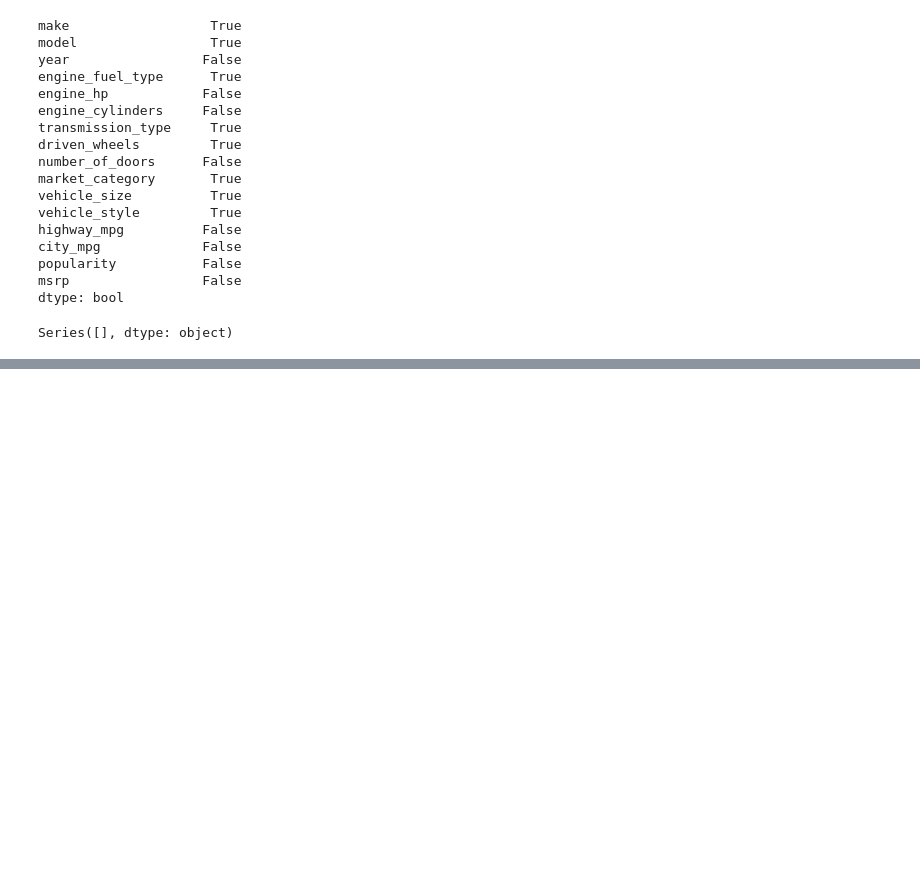
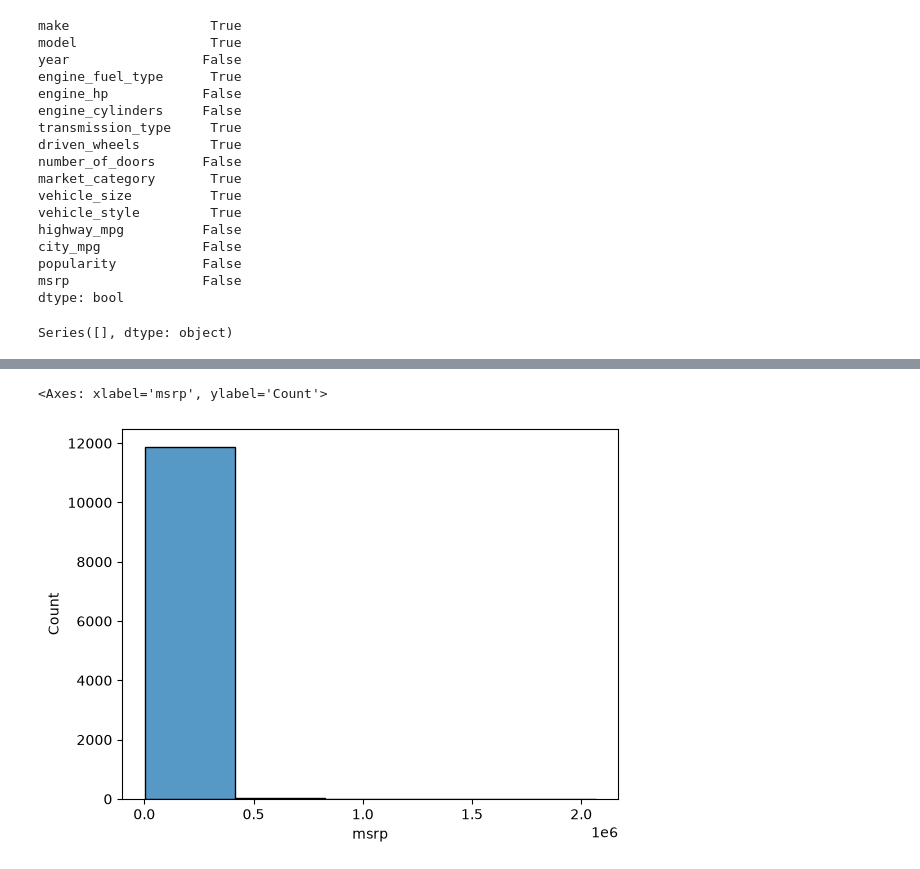
Before and after one commit to tarae3ar/ML, a Jupyter notebook: 02-regression/1-2-3.ipynb, the cells around one changed output, grey strips where cells are left out. Cells and saved outputs as stored; diff of their text form; code cells hidden in the pictures; blank space fills up the shorter version.

```diff
--- a/02-regression/1-2-3.ipynb
+++ b/02-regression/1-2-3.ipynb
@@ -183,0 +258,5 @@ dtype: object
+# %%
+sns.histplot(df.msrp , bins = 5)
+# %% [output]
+<Axes: xlabel='msrp', ylabel='Count'>
+[figure, added]
```
Also changed, not shown: parts of 16 cells of this notebook, 4 other files.
